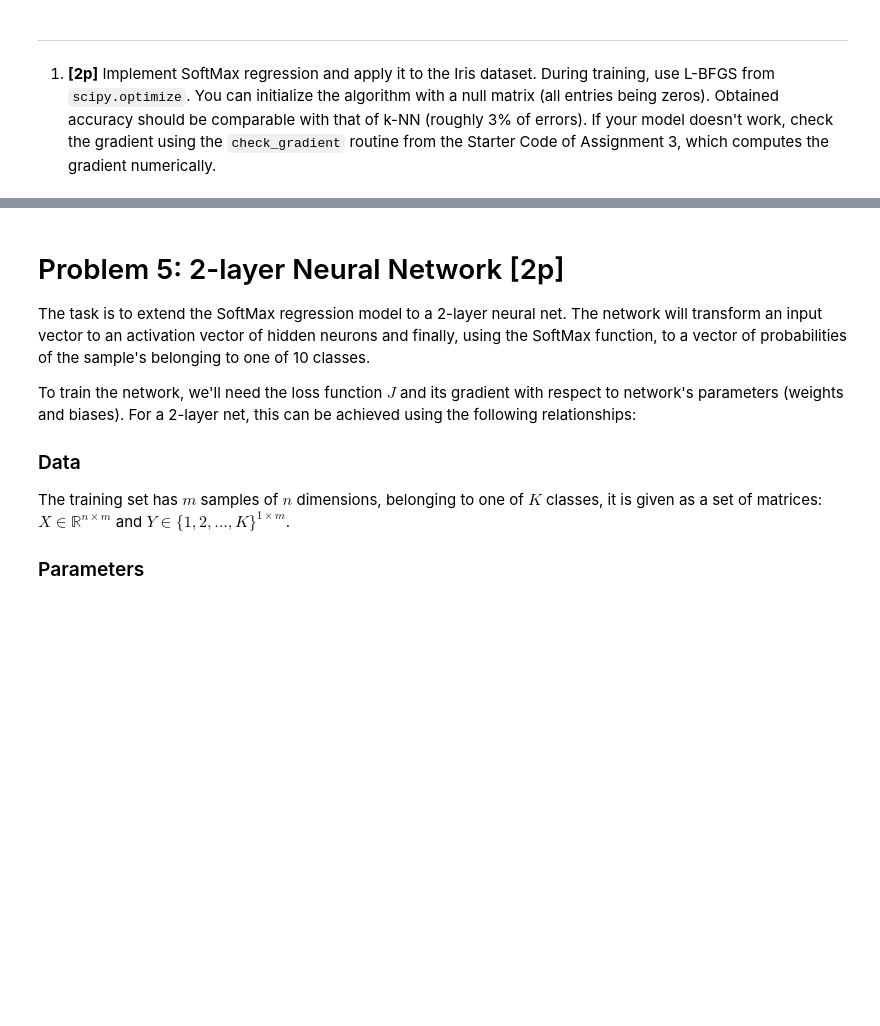
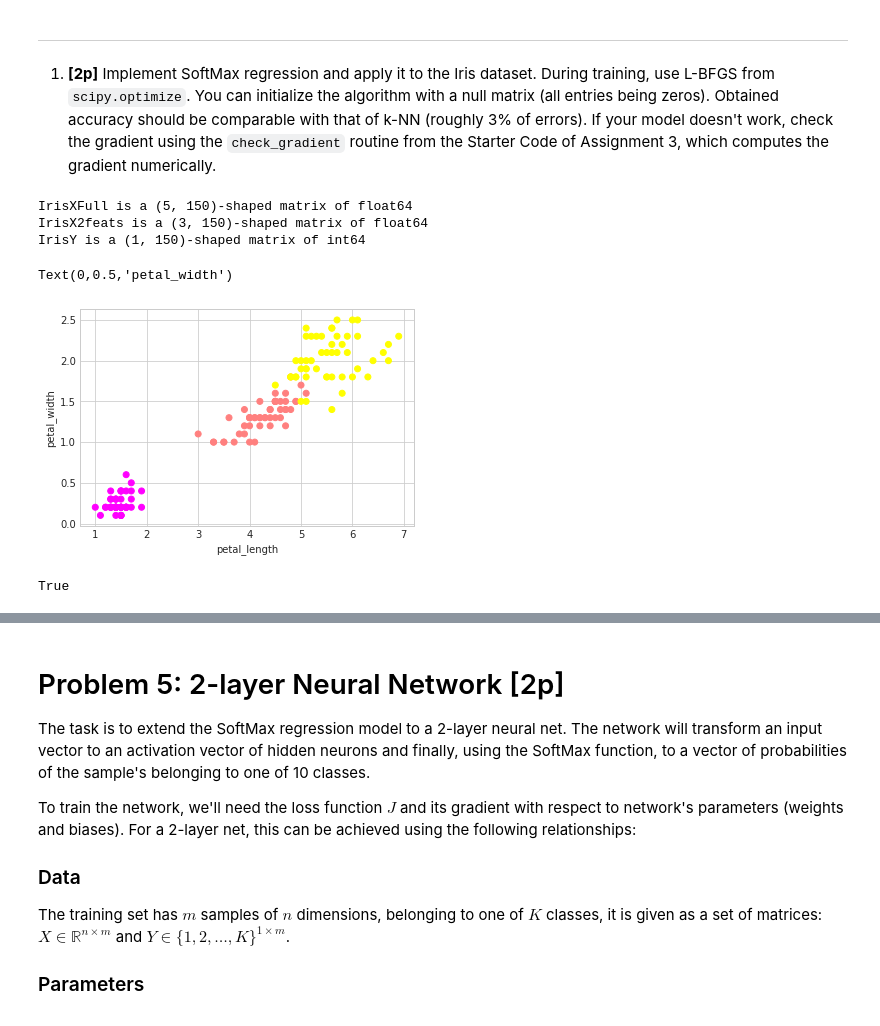
Before and after one commit to aczeszejko-sochacki/nn_assignments, a Jupyter notebook: assignment3/Assignment3.ipynb, the cells around one changed output, grey strips where cells are left out. Drawn from its saved outputs; the diff is of its cells as text; code cells hidden in the pictures; blank space fills up the shorter version.

```diff
--- a/assignment3/Assignment3.ipynb
+++ b/assignment3/Assignment3.ipynb
@@ -510,27 +536,33 @@ ___
 # %%
 #
 # Here we load the IRIS dataset.
 # We will create two datasets:
 #  - one using all features,
 #  - one using just Petal Langth and Petal Width for visualizations.
 #
 from sklearn import datasets
 iris = datasets.load_iris()
 petal_length = iris.data[:, iris.feature_names.index('petal length (cm)')]
 petal_width = iris.data[:, iris.feature_names.index('petal width (cm)')]
 
 IrisXFull = np.vstack([np.ones_like(petal_length), iris.data.T])
 IrisX2feats = np.vstack(
     [np.ones_like(petal_length), petal_length, petal_width])
 IrisY = iris.target.reshape(1, -1).astype(np.int64)
 
-print "IrisXFull is a %s-shaped matrix of %s" % (IrisXFull.shape, IrisXFull.dtype)
-print "IrisX2feats is a %s-shaped matrix of %s" % (IrisX2feats.shape, IrisX2feats.dtype)
-print "IrisY is a %s-shaped matrix of %s" % (IrisY.shape, IrisY.dtype)
+print("IrisXFull is a %s-shaped matrix of %s" % (IrisXFull.shape, IrisXFull.dtype))
+print("IrisX2feats is a %s-shaped matrix of %s" % (IrisX2feats.shape, IrisX2feats.dtype))
+print("IrisY is a %s-shaped matrix of %s" % (IrisY.shape, IrisY.dtype))
 
-scatter(IrisX2feats[1, :], IrisX2feats[2, :], c=IrisY.ravel(), cmap='spring')
-xlabel('petal_length')
-ylabel('petal_width')
+plt.scatter(IrisX2feats[1, :], IrisX2feats[2, :], c=IrisY.ravel(), cmap='spring')
+plt.xlabel('petal_length')
+plt.ylabel('petal_width')
+# %% [output]
+IrisXFull is a (5, 150)-shaped matrix of float64
+IrisX2feats is a (3, 150)-shaped matrix of float64
+IrisY is a (1, 150)-shaped matrix of int64
+Text(0,0.5,'petal_width')
+[figure, added]
 # %%
 def SoftMaxRegression_implementation(ThetaFlat, X, Y=None, return_probabilities=False):
     """
@@ -559,7 +591,7 @@ def SoftMaxRegression_implementation(ThetaFlat, X, Y=None, return_probabilities=
     # A's shape should be num_classes x num_samples
     #
     # TODO
-    # A =
+    A = Theta.T @ X
     #
 
     # Now compute the SoftMax function
@@ -569,7 +601,9 @@ def SoftMaxRegression_implementation(ThetaFlat, X, Y=None, return_probabilities=
     #
     # TODO - compute SoftMax as vector O. Take the exp and normalize, so all values of O
     #        would sum to 1.0.
-    #
+
+    O = np.exp(O) / np.sum(np.exp(O), axis=0)
+
 
     if return_probabilities:
         return O
@@ -583,7 +617,11 @@ def SoftMaxRegression_implementation(ThetaFlat, X, Y=None, return_probabilities=
     # Please fill in its computation
     #
     # TODO
-    # dLdA =
+    # Need to compute [y(i) = k] for every var
+    class_members = np.zeros_like(O)
+    class_members[Y.ravel(), np.arange(num_samples)] = 1
+
+    dLdA = 1. / num_samples * (O - class_members)
     #
 
     # Now we compute the gradient of the loss with respect to Theta
@@ -594,13 +632,15 @@ def SoftMaxRegression_implementation(ThetaFlat, X, Y=None, return_probabilities=
 
 
 # Make a function for training on irises
-def iris_log_reg_cost(Theta): return SoftMaxRegression_implementation(
-    Theta, IrisXFull, IrisY, False)
+def iris_log_reg_cost(Theta):
+    return SoftMaxRegression_implementation(Theta, IrisXFull, IrisY, False)
 
 
 # Make sure that the gradient computation is OK
 check_gradient(iris_log_reg_cost, np.zeros((3 * 5,)))
 check_gradient(iris_log_reg_cost, np.random.rand(3 * 5) * 2.0 - 1.0)
+# %% [output]
+True
 # %%
 #
 # Call the solver
```
Also changed, not shown: parts of 13 cells of this notebook, 1 other file.
